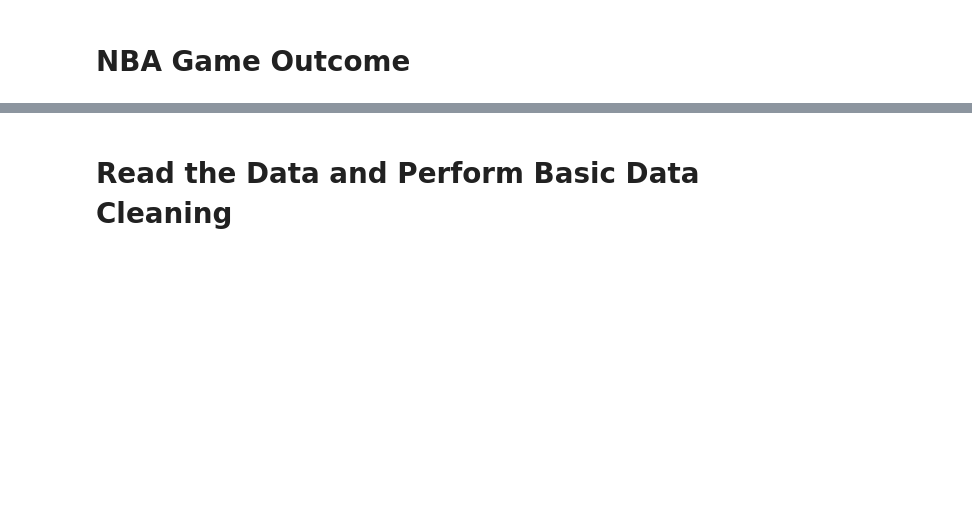
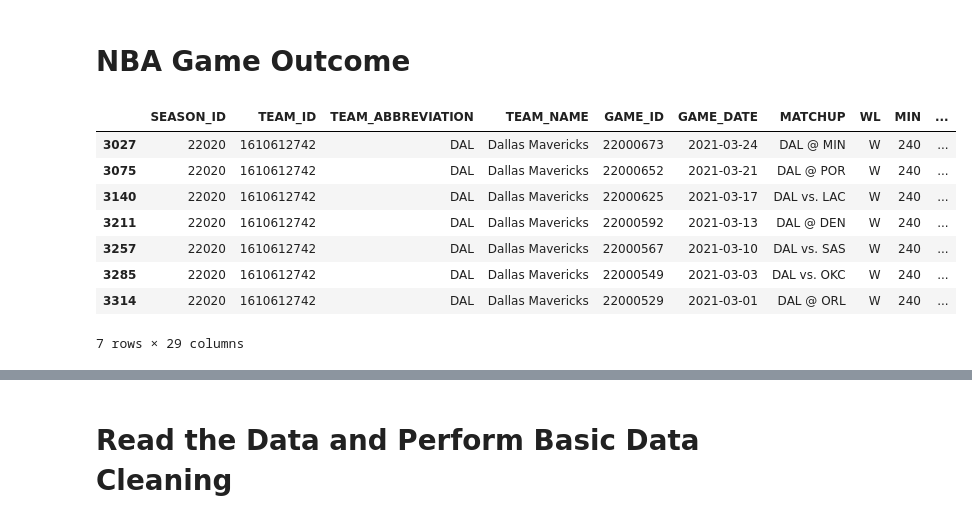
Before and after one commit to donjohn42x/NBA_Analysis, a Jupyter notebook: nba_analysis.ipynb, the cells around one changed output, grey strips where cells are left out. Cells and saved outputs as stored; diff of their text form; code cells hidden in the pictures; blank space fills up the shorter version.

```diff
--- a/nba_analysis.ipynb
+++ b/nba_analysis.ipynb
@@ -26,3 +51,15 @@ games_df = pd.concat(map
+# %%
+(last_10h[last_10h["WL"]=="W"])
+# %% [output]
+|  | SEASON_ID | TEAM_ID | TEAM_ABBREVIATION | TEAM_NAME | GAME_ID | GAME_DATE | MATCHUP | WL | MIN | ... |
+| 3027 | 22020 | 1610612742 | DAL | Dallas Mavericks | 22000673 | 2021-03-24 | DAL @ MIN | W | 240 | ... |
+| 3075 | 22020 | 1610612742 | DAL | Dallas Mavericks | 22000652 | 2021-03-21 | DAL @ POR | W | 240 | ... |
+| 3140 | 22020 | 1610612742 | DAL | Dallas Mavericks | 22000625 | 2021-03-17 | DAL vs. LAC | W | 240 | ... |
+| 3211 | 22020 | 1610612742 | DAL | Dallas Mavericks | 22000592 | 2021-03-13 | DAL @ DEN | W | 240 | ... |
+| 3257 | 22020 | 1610612742 | DAL | Dallas Mavericks | 22000567 | 2021-03-10 | DAL vs. SAS | W | 240 | ... |
+| 3285 | 22020 | 1610612742 | DAL | Dallas Mavericks | 22000549 | 2021-03-03 | DAL vs. OKC | W | 240 | ... |
+| 3314 | 22020 | 1610612742 | DAL | Dallas Mavericks | 22000529 | 2021-03-01 | DAL @ ORL | W | 240 | ... |
+7 rows × 29 columns
 # %%
 # Creating rows for dataframe
 trans_df = pd.DataFrame()
```
Also changed, not shown: parts of 9 cells of this notebook.
